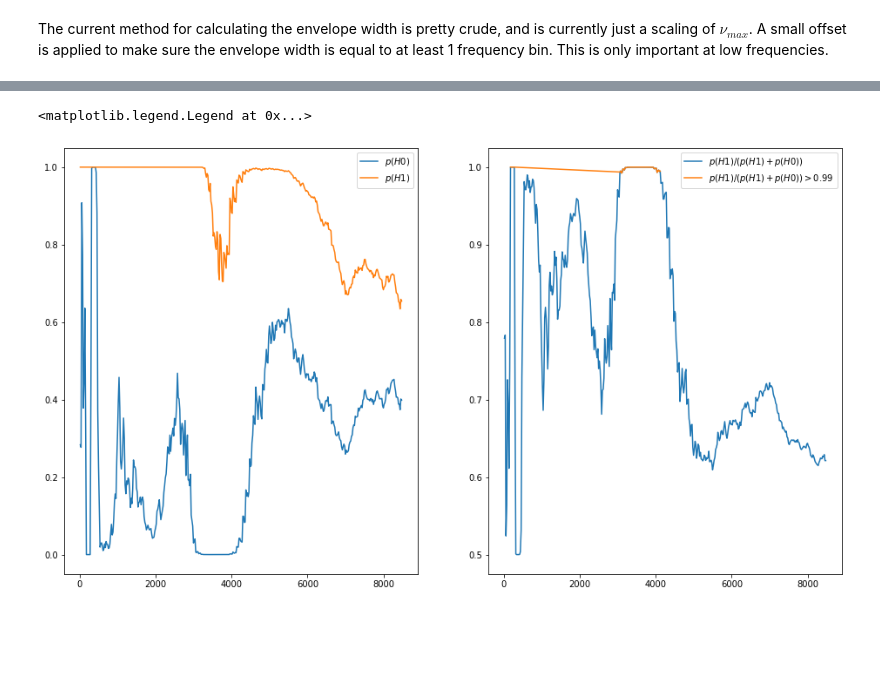
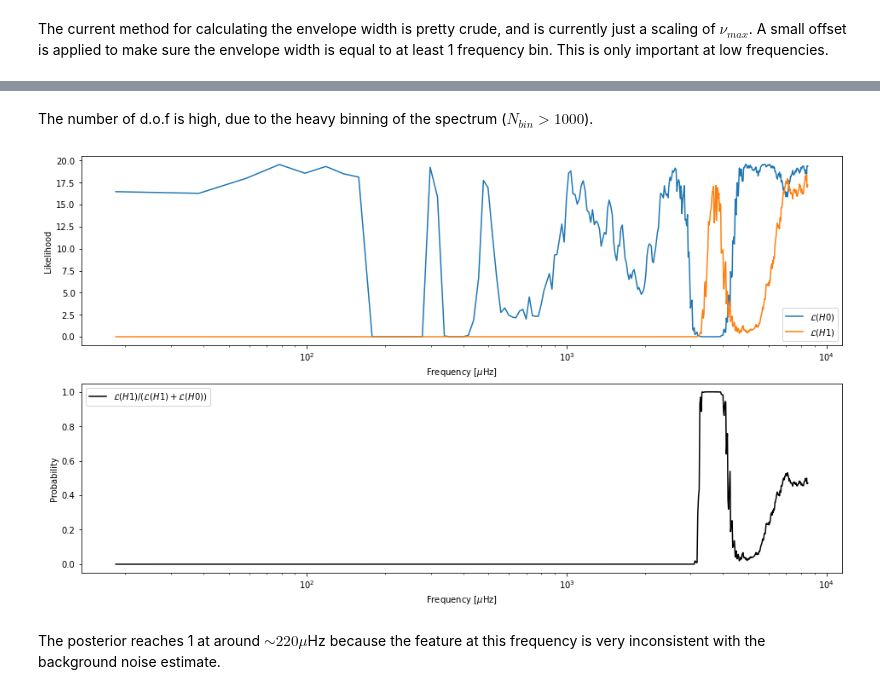
Before and after one commit to nielsenmb/PSM128, a Jupyter notebook: detection/p-mode detection.ipynb, the cells around one changed output, grey strips where cells are left out. Saved outputs shown, nothing was run; the diff lists cells and outputs as text; code cells hidden in the pictures; blank space fills up the shorter version.

```diff
--- a/detection/p-mode detection.ipynb
+++ b/detection/p-mode detection.ipynb
@@ -84,7 +86,9 @@ def bin_this(x, n):
 The binning factor is chosen in terms of $\mu$Hz and should be large to smooth out the envelope. Note that small binning factors will make computations very slow. For short cadence binning $>10\mu$Hz or more is probably best?
 # %%
 df = f[1]-f[0] # The frequency resolution of the unbinned spectrum
-Nbin = int(20 / df) # Binning factor
+
+frequency_bin_size = 20 #muHz
+Nbin = int(frequency_bin_size / df) # Binning factor
 # %% [markdown]
 We can now bin the arrays
 # %%
@@ -220,7 +231,12 @@ The envelope width is perhaps a bit of an underestimate.
 # %%
-Ptot      = np.array([np.sum(pb[env_range[i]]) - np.sum(bb[env_range[i]]) for i in range(len(fb))])
-Btot      = np.array([np.sum(bb[env_range[i]])                 for i in range(len(fb))])
-Ptot_pred = np.array([np.sum(Hgau[i, env_range[i]])          for i in range(len(fb))])
+Ptot = np.zeros_like(fb)
+Ptot_pred = np.zeros_like(fb)
+Btot = np.zeros_like(fb)
+
+for i in range(len(fb)):
+    Ptot[i]      = dfb * np.sum(pb[env_range[i]]- bb[env_range[i]])
+    Ptot_pred[i] = dfb * np.sum(Hgau[i, env_range[i]])
+    Btot[i]      = dfb * np.sum(bb[env_range[i]])
 
 SNR      = Ptot / Btot
 SNR_pred = Ptot_pred / Btot
@@ -265,14 +315,31 @@ post = prior1*like1/(prior0*like0+prior1*like1)
+# %% [markdown]
+The number of d.o.f is high, due to the heavy binning of the spectrum ($N_{bin} > 1000$).
+# %%
+# H0 likelihood, the signal is consistent with the background
+x = (1+SNR)
+like_H0 = chi2.pdf(x=x, df=2*Nbin, scale=1/(2*Nbin))
+
+# H1 likelihood, the signal is equivalent to the background + a predicted envelope
+y = (1+SNR)/(1+SNR_pred)
+like_H1 = chi2.pdf(x=y, df=2*Nbin, scale=1/(2*Nbin)) # Increases if predicted SNR exceeds observed SNR.
+
+# Posterior probability of H1
+post_H1 = like_H1/(like_H0+like_H1) # 0.5 when H0 and H1 are equally likely, 1 when H0 is 0% likely
 # %%
-thresh = 0.99
+fig, ax = subplots(2,1, figsize = (16,9))
+ax[0].plot(fb, like_H0, label = '$\mathcal{L}(H0)$')
+ax[0].plot(fb, like_H1, label = '$\mathcal{L}(H1)$')
+ax[0].legend()
+ax[0].set_xscale('log')
+ax[0].set_xlabel('Frequency [$\mu$Hz]')
+ax[0].set_ylabel('Likelihood')
 
-fig, ax = subplots(1,2, figsize = (16,9))
-ax[0].plot(fb, p0, label = '$p(H0)$')
-ax[0].plot(fb, p1, label = '$p(H1)$')
-ax[0].legend()
 
-ax[1].plot(fb, post, color = 'C0', label = '$p(H1)/(p(H1)+p(H0))$')
-ax[1].plot(fb[post > thresh], post[post > thresh], color = 'C1', label = f'$p(H1)/(p(H1)+p(H0)) > {thresh}$')
+ax[1].plot(fb, post_H1, color = 'k', label = '$\mathcal{L}(H1) / (\mathcal{L}(H1)+\mathcal{L}(H0))$')
 ax[1].legend()
+ax[1].set_xscale('log')
+ax[1].set_xlabel('Frequency [$\mu$Hz]')
+ax[1].set_ylabel('Probability')
+fig.savefig('detection_probability_no_prior.png')
 # %% [output]
-<matplotlib.legend.Legend at 0x...>
-[figure, old version]
+[figure, new version]
@@ -281,0 +346,2 @@ df = pd.read_csv('/home/nielsemb/work/the_big_solar_like_oscillator_list.csv')
+# %% [markdown]
+The posterior reaches 1 at around $\sim220\mu$Hz because the feature at this frequency is very inconsistent with the background noise estimate.
```
Also changed, not shown: parts of 34 cells of this notebook, 7 other files.
